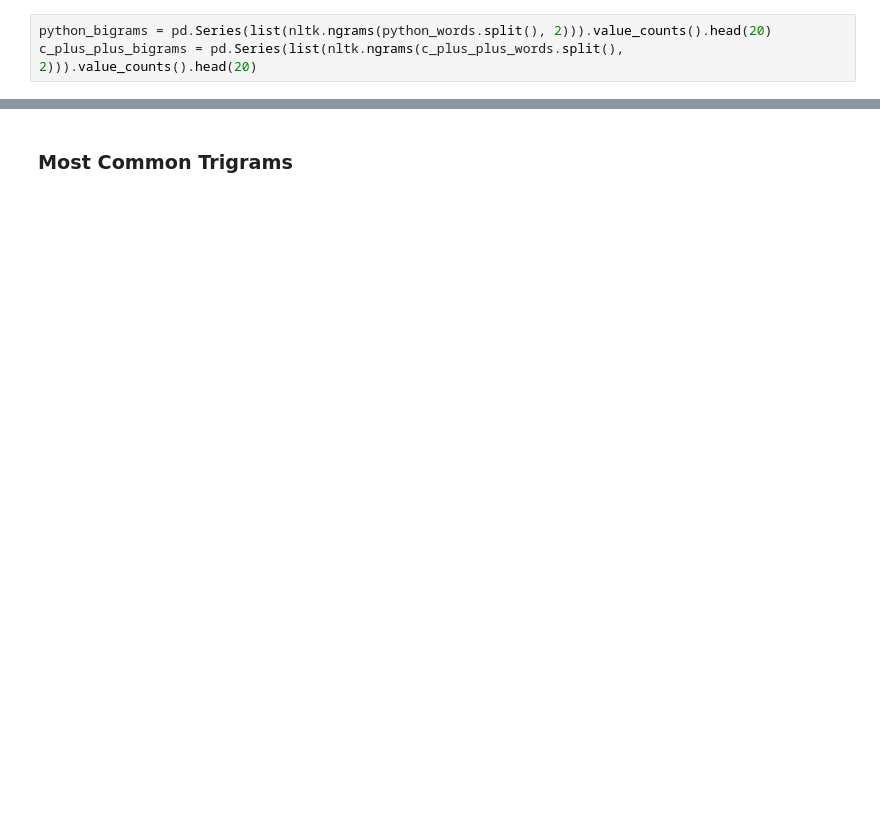
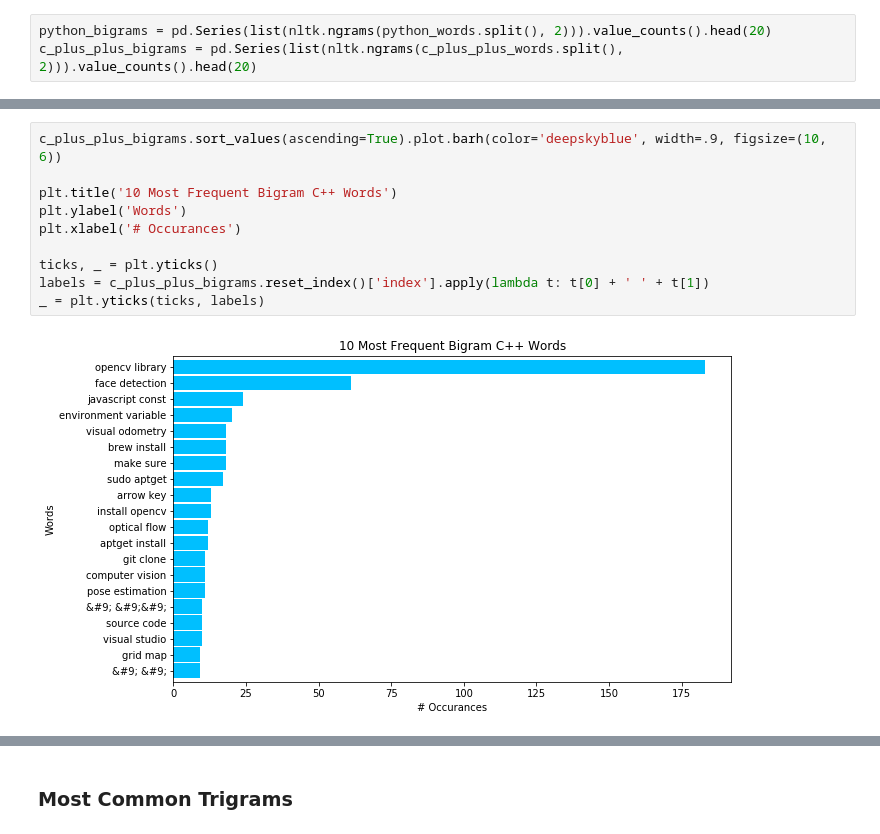
Before and after one commit to Bojado-Mays/OpenCV-NLP-Project, a Jupyter notebook: Bojado/Bojado.ipynb, the cells around one changed output, grey strips where cells are left out. Saved outputs shown, nothing was run; the diff lists cells and outputs as text; blank space fills up the shorter version.

```diff
--- a/Bojado/Bojado.ipynb
+++ b/Bojado/Bojado.ipynb
@@ -146,3 +266,15 @@ c_plus_plus_bigrams = pd.Series(list(nltk.ngrams(c_plus_plus_words.split(), 2)))
+# %%
+c_plus_plus_bigrams.sort_values(ascending=True).plot.barh(color='deepskyblue', width=.9, figsize=(10, 6))
+
+plt.title('10 Most Frequent Bigram C++ Words')
+plt.ylabel('Words')
+plt.xlabel('# Occurances')
+
+ticks, _ = plt.yticks()
+labels = c_plus_plus_bigrams.reset_index()['index'].apply(lambda t: t[0] + ' ' + t[1])
+_ = plt.yticks(ticks, labels)
+# %% [output]
+[figure, added]
 # %%
 python_data = {k[0] + ' ' + k[1]: v for k, v in python_bigrams.to_dict().items()}
 c_plus_plus_data = {k[0] + ' ' + k[1]: v for k, v in c_plus_plus_bigrams.to_dict().items()}
```
Also changed, not shown: parts of 42 cells of this notebook.
